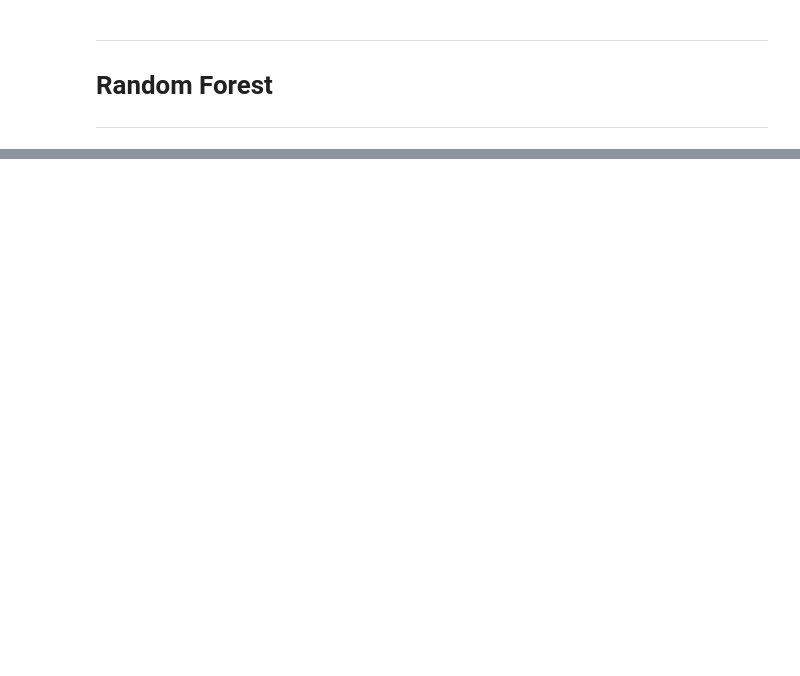
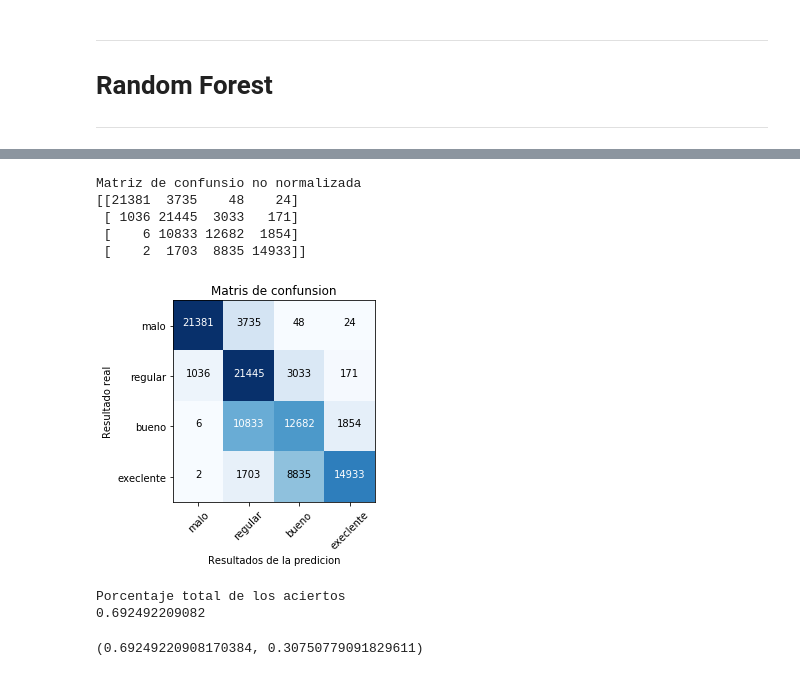
Before and after one commit to fmedel/Mineria-de-datos, a Jupyter notebook: jypiter/work/proyecto-farmacia/todos-datos/Modelos.ipynb, the cells around one changed output, grey strips where cells are left out. Cells and saved outputs as stored; diff of their text form; code cells hidden in the pictures; blank space fills up the shorter version.

```diff
--- a/jypiter/work/proyecto-farmacia/todos-datos/Modelos.ipynb
+++ b/jypiter/work/proyecto-farmacia/todos-datos/Modelos.ipynb
@@ -122,0 +131,19 @@ Porcentaje total de los aciertos
+# %%
+clf = MLPClassifier(hidden_layer_sizes=(10,), max_iter=50)
+# %%
+clf = clf.fit(temporal_x, temporal_y)
+# %%
+y_true = tar_test.values
+y_pred = clf.predict(pred_test)
+cnf_matrix = confusion_matrix(y_true, y_pred, labels=labels)
+plot_confusion_matrix(cnf_matrix, classes=labels_string, normalize=False,title='Matriz de confunsion')
+# %% [output]
+Matriz de confunsio no normalizada
+[[21381  3735    48    24]
+ [ 1036 21445  3033   171]
+ [    6 10833 12682  1854]
+ [    2  1703  8835 14933]]
+[figure, added]
+Porcentaje total de los aciertos
+0.692492209082
+(0.69249220908170384, 0.30750779091829611)
```
Also changed, not shown: parts of 22 cells of this notebook, 3 other files.
